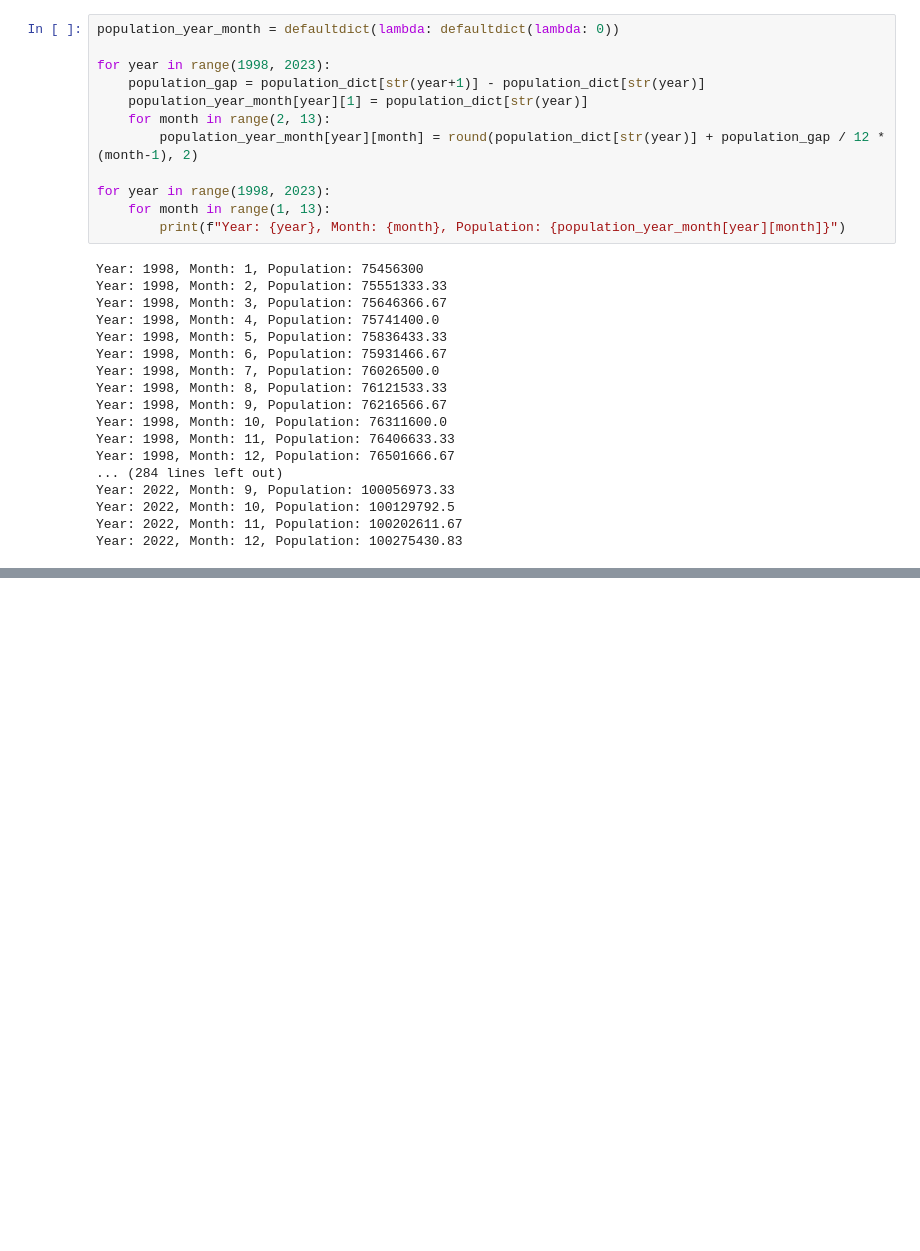
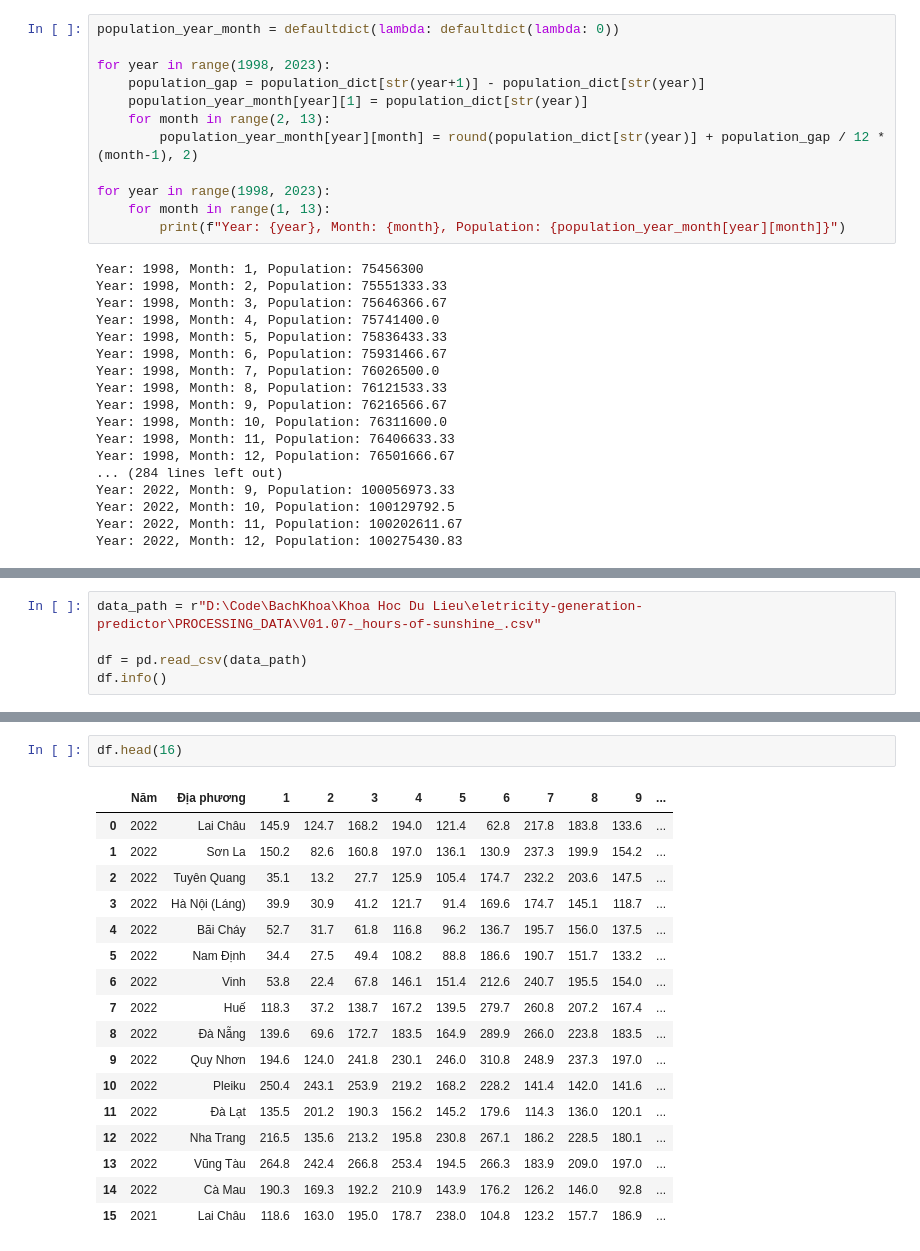
Before and after one commit to phatdtvdvt/Electricity-generation-predictor, a Jupyter notebook: [Part 1] Handling_Raw_Data.ipynb, the cells around one changed output, grey strips where cells are left out. Saved outputs shown, nothing was run; the diff lists cells and outputs as text; blank space fills up the shorter version.

Commit message:
Update Data. Add Sunshine data

```diff
--- a/[Part 1] Handling_Raw_Data.ipynb
+++ b/[Part 1] Handling_Raw_Data.ipynb
@@ -219,0 +222,5 @@ print(df_population_monthly.head(24))  # Hiển thị dữ liệu của hai năm
+# %%
+data_path = r"D:\Code\BachKhoa\Khoa Hoc Du Lieu\eletricity-generation-predictor\PROCESSING_DATA\V01.07-_hours-of-sunshine_.csv"
+
+df = pd.read_csv(data_path)
+df.info()
@@ -219,0 +245,20 @@ print(df_population_monthly.head(24))  # Hiển thị dữ liệu của hai năm
+# %%
+df.head(16)
+# %% [output]
+|  | Năm | Địa phương | 1 | 2 | 3 | 4 | 5 | 6 | 7 | 8 | 9 | ... |
+| 0 | 2022 | Lai Châu | 145.9 | 124.7 | 168.2 | 194.0 | 121.4 | 62.8 | 217.8 | 183.8 | 133.6 | ... |
+| 1 | 2022 | Sơn La | 150.2 | 82.6 | 160.8 | 197.0 | 136.1 | 130.9 | 237.3 | 199.9 | 154.2 | ... |
+| 2 | 2022 | Tuyên Quang | 35.1 | 13.2 | 27.7 | 125.9 | 105.4 | 174.7 | 232.2 | 203.6 | 147.5 | ... |
+| 3 | 2022 | Hà Nội (Láng) | 39.9 | 30.9 | 41.2 | 121.7 | 91.4 | 169.6 | 174.7 | 145.1 | 118.7 | ... |
+| 4 | 2022 | Bãi Cháy | 52.7 | 31.7 | 61.8 | 116.8 | 96.2 | 136.7 | 195.7 | 156.0 | 137.5 | ... |
+| 5 | 2022 | Nam Định | 34.4 | 27.5 | 49.4 | 108.2 | 88.8 | 186.6 | 190.7 | 151.7 | 133.2 | ... |
+| 6 | 2022 | Vinh | 53.8 | 22.4 | 67.8 | 146.1 | 151.4 | 212.6 | 240.7 | 195.5 | 154.0 | ... |
+| 7 | 2022 | Huế | 118.3 | 37.2 | 138.7 | 167.2 | 139.5 | 279.7 | 260.8 | 207.2 | 167.4 | ... |
+| 8 | 2022 | Đà Nẵng | 139.6 | 69.6 | 172.7 | 183.5 | 164.9 | 289.9 | 266.0 | 223.8 | 183.5 | ... |
+| 9 | 2022 | Quy Nhơn | 194.6 | 124.0 | 241.8 | 230.1 | 246.0 | 310.8 | 248.9 | 237.3 | 197.0 | ... |
+| 10 | 2022 | Pleiku | 250.4 | 243.1 | 253.9 | 219.2 | 168.2 | 228.2 | 141.4 | 142.0 | 141.6 | ... |
+| 11 | 2022 | Đà Lạt | 135.5 | 201.2 | 190.3 | 156.2 | 145.2 | 179.6 | 114.3 | 136.0 | 120.1 | ... |
+| 12 | 2022 | Nha Trang | 216.5 | 135.6 | 213.2 | 195.8 | 230.8 | 267.1 | 186.2 | 228.5 | 180.1 | ... |
+| 13 | 2022 | Vũng Tàu | 264.8 | 242.4 | 266.8 | 253.4 | 194.5 | 266.3 | 183.9 | 209.0 | 197.0 | ... |
+| 14 | 2022 | Cà Mau | 190.3 | 169.3 | 192.2 | 210.9 | 143.9 | 176.2 | 126.2 | 146.0 | 92.8 | ... |
+| 15 | 2021 | Lai Châu | 118.6 | 163.0 | 195.0 | 178.7 | 238.0 | 104.8 | 123.2 | 157.7 | 186.9 | ... |
```
Also changed, not shown: parts of 7 cells of this notebook, 6 other files.
